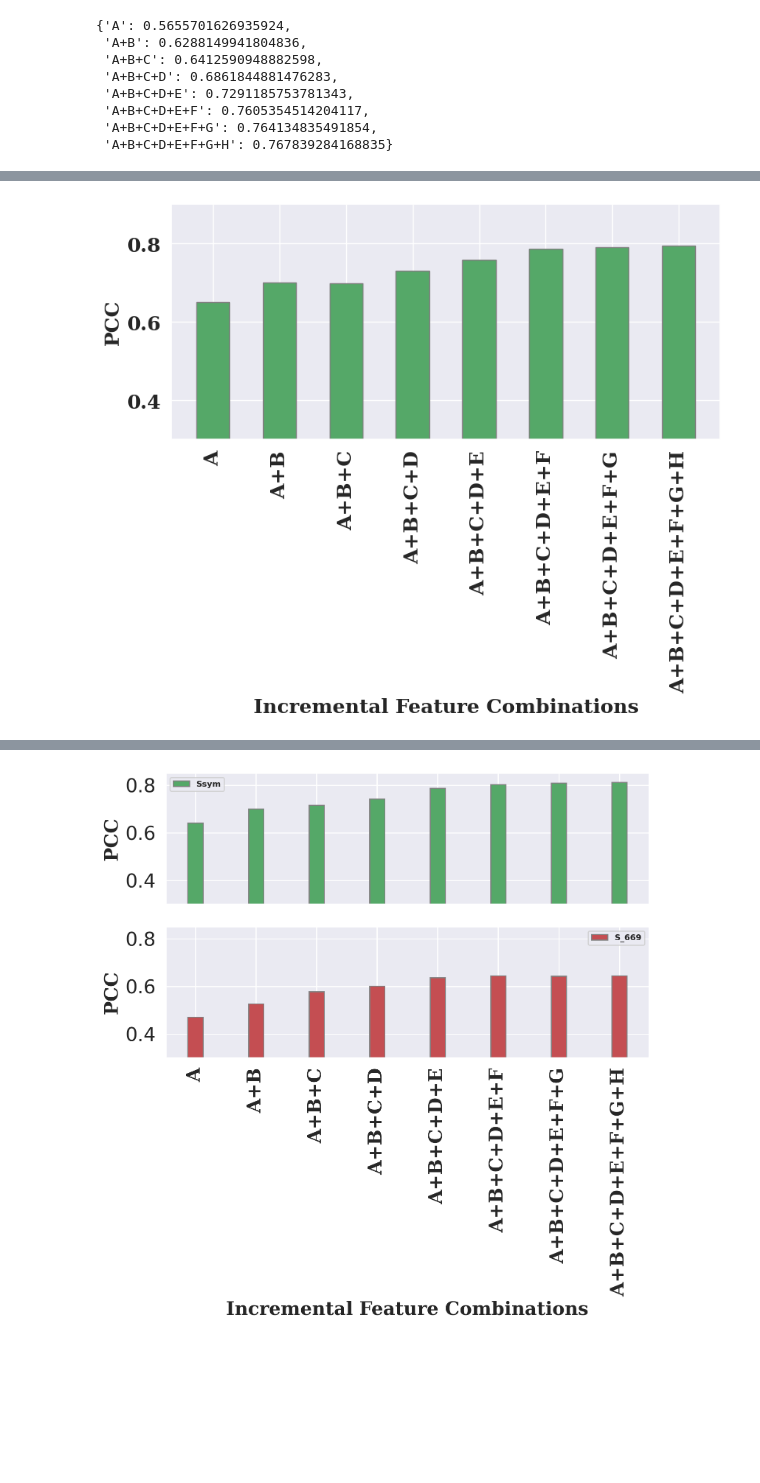
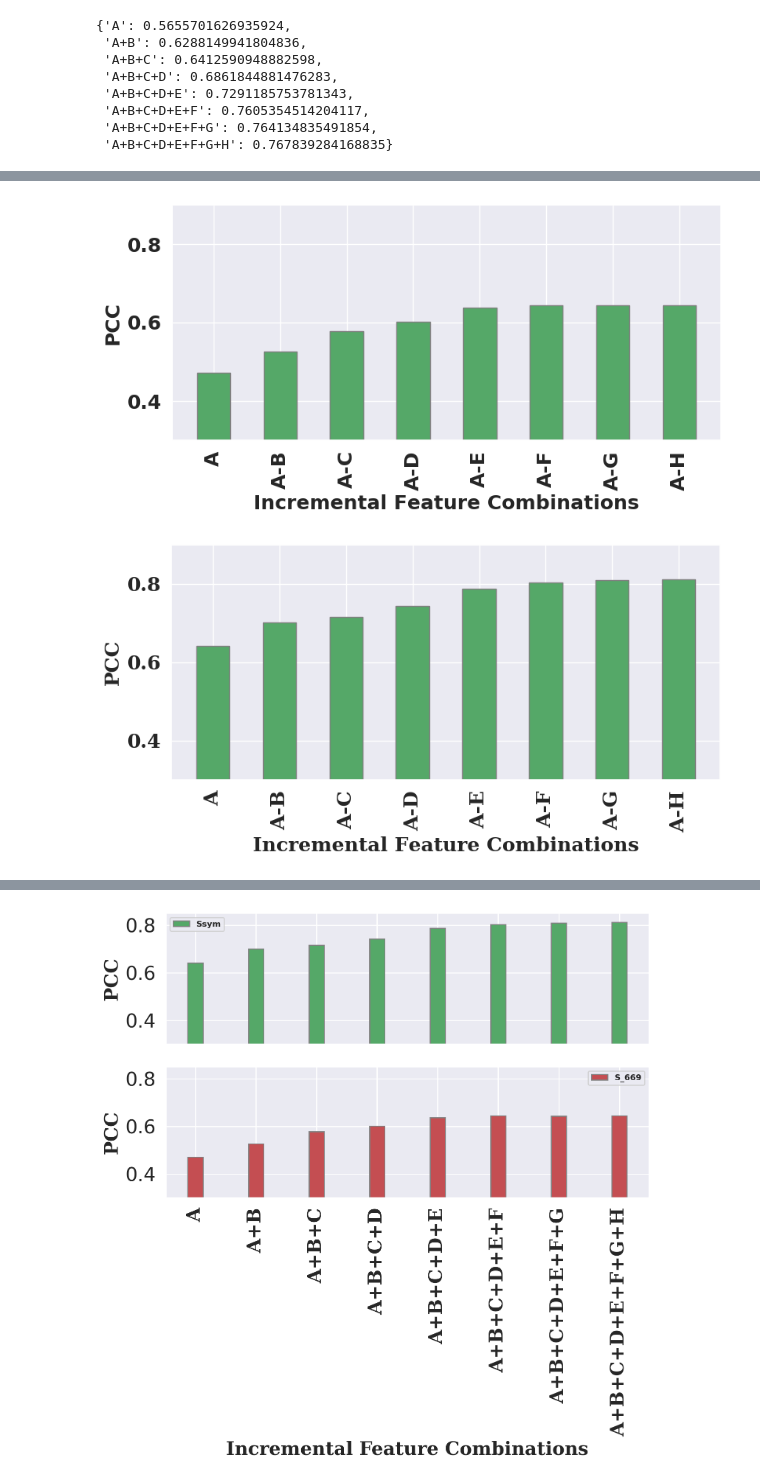
Before and after one commit to SajidAhmeduiu/ProteinMPNN, a Jupyter notebook: Sajid_Additions/Quick_Dirty_MPNN_ML_V2_VGRAPHS_V1.ipynb, the cells around one changed output, grey strips where cells are left out. Cells and saved outputs as stored; diff of their text form; code cells hidden in the pictures; blank space fills up the shorter version.

```diff
--- a/Sajid_Additions/Quick_Dirty_MPNN_ML_V2_VGRAPHS_V1.ipynb
+++ b/Sajid_Additions/Quick_Dirty_MPNN_ML_V2_VGRAPHS_V1.ipynb
@@ -57,7 +56,7 @@ list_proteins_to_skip = []
 
 for name in list_dataset_names:
     mapping_dict = {}
-    pdbDirectory = f"/content/drive/MyDrive/ACCRE_PyRun_Setup/{name}_PDB_Files"
+    pdbDirectory = f"/home/ahmes10/amino_acids/git_dir/ProteinMPNN_Testing/ProteinMPNN/Sajid_Additions/ACCRE_PyRun_Setup/{name}_PDB_Files"
     parser = PDBParser(QUIET=True)
     # some proteins need to be skipped for now due to ICODE related discrapency
     proteins_to_skip = []
@@ -1030,7 +1072,7 @@ for n_iter in tqdm(range(n_iterations)):
     results_tracking_dict["S_921_direct_PCC"] = {}
     results_tracking_dict["S_921_reverse_PCC"] = {}
     results_tracking_dict["S_921_total_RMSE"] = {}
-    results_tracking_dict["S_921_direct_RMSE"] = {}
+#     results_tracking_dict["S_921_direct_RMSE"] = {}
     results_tracking_dict["S_921_reverse_RMSE"] = {}
     results_tracking_dict["S_669_total_PCC"] = {}
     results_tracking_dict["S_669_direct_PCC"] = {}
@@ -1238,27 +1327,66 @@ dict_mean(list_S_921_direct_PCC)
+# %%
+# Now, slowly think how to use the dictionaries to draw the plots
+# subplots are going to be needed
+# each of the three plots (three separate figures for three separate independent test sets)
+# will have three subplots (total on top, direct on bottom left, reverse on bottom right)
+
+import seaborn as sns
+import matplotlib.pyplot as plt
+
+sns.set(font_scale=1.7)
+
+dpi_loc = 100
+fig = plt.figure(figsize=(7, 3), dpi=dpi_loc)
+ax = fig.add_axes([0,0,1,1])
+methods = []
+for i in dict_mean(list_S_921_total_PCC).keys():
+    if len(i) == 1:
+        methods.append(i)
+    else:
+        j = i.split("+")
+        methods.append(f"{j[0]}-{j[-1]}")
+vals = [i for i in dict_mean(list_S_669_total_PCC).values()]
+plt.ylabel("PCC",fontsize=18,fontweight="bold",fontfamily="sans-serif")
+plt.xlabel("Incremental Feature Combinations",fontsize=18,fontweight="bold",fontfamily="sans-serif")
+plt.xticks(fontsize=18,fontweight="bold",fontfamily="sans-serif")
+plt.yticks(fontsize=18,fontweight="bold",fontfamily="sans-serif")
+plt.ylim(0.30,0.90)
+plt.xticks(rotation=90,fontsize=18,fontweight="bold",fontfamily="sans-serif")
+ax.bar(methods,vals,color="G",width=0.5,edgecolor="grey")
+plt.tight_layout()
+plt.show()
+# %% [output]
+[figure, added]
 # %%
 # Now, slowly think how to use the dictionaries to draw the plots
 # subplots are going to be needed
 # each of the three plots (three separate figures for three separate independent test sets)
 # will have three subplots (total on top, direct on bottom left, reverse on bottom right)
 
 import seaborn as sns
 import matplotlib.pyplot as plt
 
 sns.set(font_scale=1.7)
 
 dpi_loc = 100
 fig = plt.figure(figsize=(7, 3), dpi=dpi_loc)
 ax = fig.add_axes([0,0,1,1])
-methods = [i for i in dict_mean(list_S_921_total_PCC).keys()]
-vals = [i for i in dict_mean(list_S_921_total_PCC).values()]
+methods = []
+for i in dict_mean(list_S_921_total_PCC).keys():
+    if len(i) == 1:
+        methods.append(i)
+    else:
+        j = i.split("+")
+        methods.append(f"{j[0]}-{j[-1]}")
+vals = [i for i in dict_mean(list_Ssym_total_PCC).values()]
 plt.ylabel("PCC",fontsize=18,fontweight="bold",fontfamily="serif")
 plt.xlabel("Incremental Feature Combinations",fontsize=18,fontweight="bold",fontfamily="serif")
 plt.xticks(fontsize=18,fontweight="bold",fontfamily="serif")
 plt.yticks(fontsize=18,fontweight="bold",fontfamily="serif")
 plt.ylim(0.30,0.90)
 plt.xticks(rotation=90,fontsize=18,fontweight="bold",fontfamily="serif")
 ax.bar(methods,vals,color="G",width=0.5,edgecolor="grey")
 plt.tight_layout()
 plt.show()
 # %% [output]
-[figure, old version]
+[figure, new version]
```
Also changed, not shown: parts of 20 cells of this notebook.
